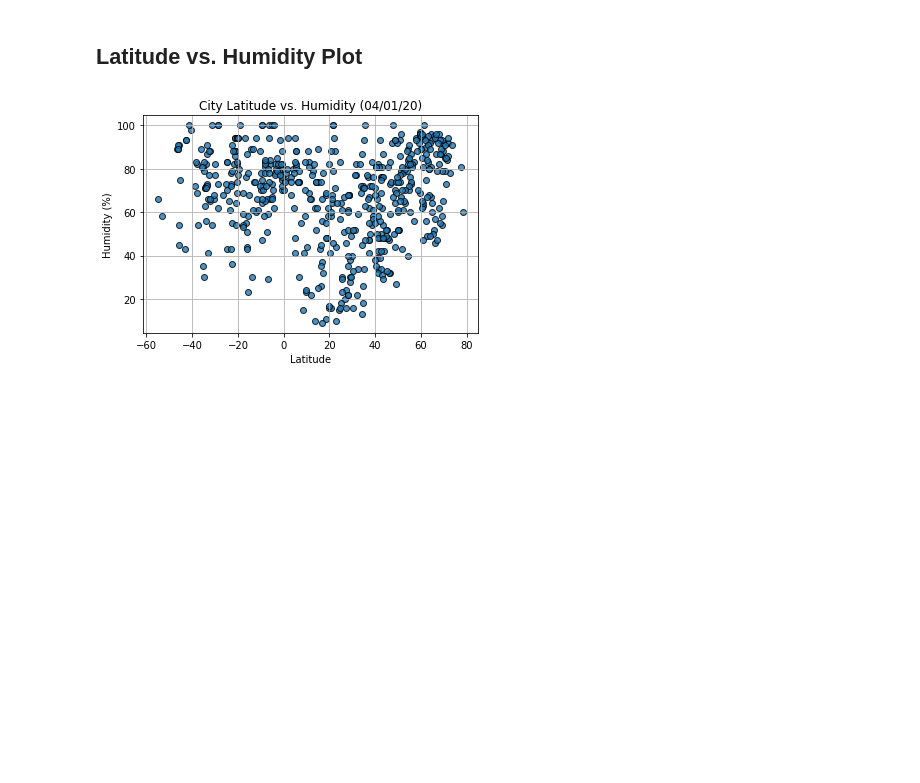
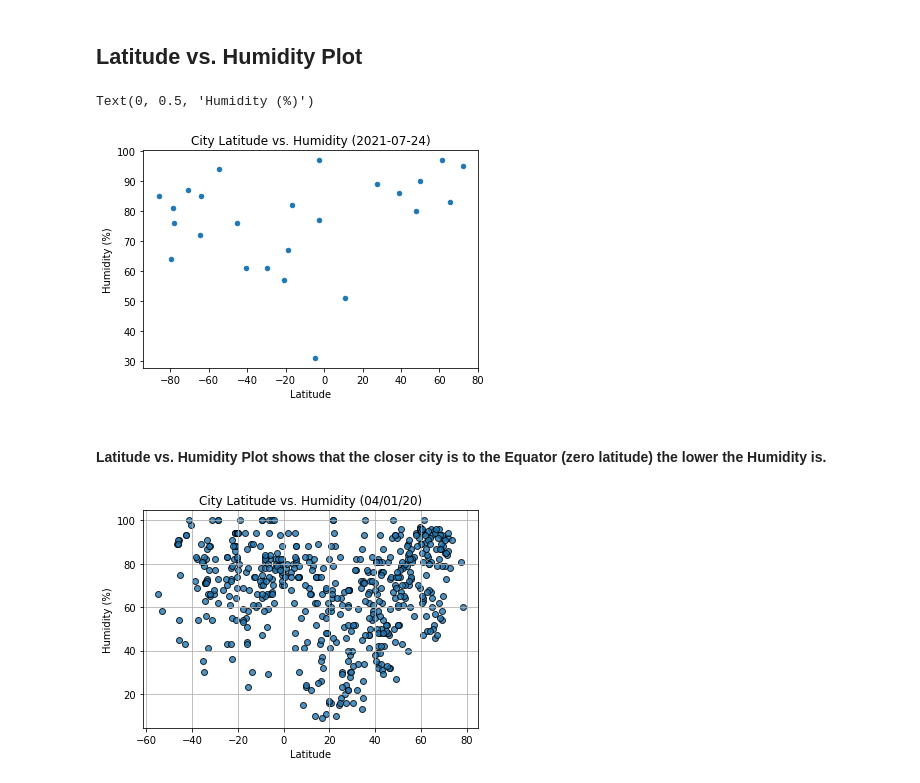
Before and after one commit to GalynaM/python-APIs-challenge, a Jupyter notebook: WeatherPy.ipynb, the cells around one changed output. Drawn from its saved outputs; the diff is of its cells as text; code cells hidden in the pictures; blank space fills up the shorter version.

```diff
--- a/WeatherPy.ipynb
+++ b/WeatherPy.ipynb
@@ -434,6 +447,16 @@ Int64Index([], dtype='int64')
 [figure]
 # %% [markdown]
 ## Latitude vs. Humidity Plot
+# %%
+lat_hum = clean_df.plot(kind = "scatter", x = "Lat", y = "Humidity",
+              title = f"City Latitude vs. Humidity ({analysis_date})")
+lat_hum.set_xlabel("Latitude")
+lat_hum.set_ylabel("Humidity (%)")
+# %% [output]
+Text(0, 0.5, 'Humidity (%)')
+[figure, added]
+# %% [markdown]
+#### Latitude vs. Humidity Plot shows that the closer city is to the Equator (zero latitude) the lower the Humidity is.
 # %%
 # %% [output]
 [figure]
```
Also changed, not shown: parts of 22 cells of this notebook, 1 other file.
